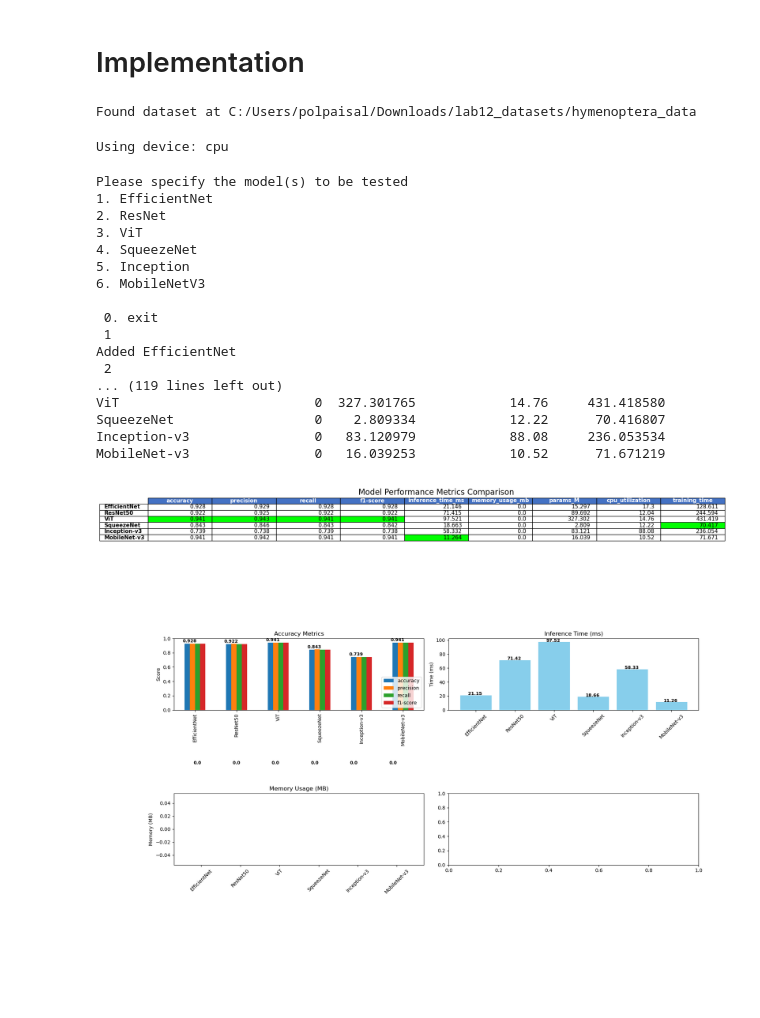
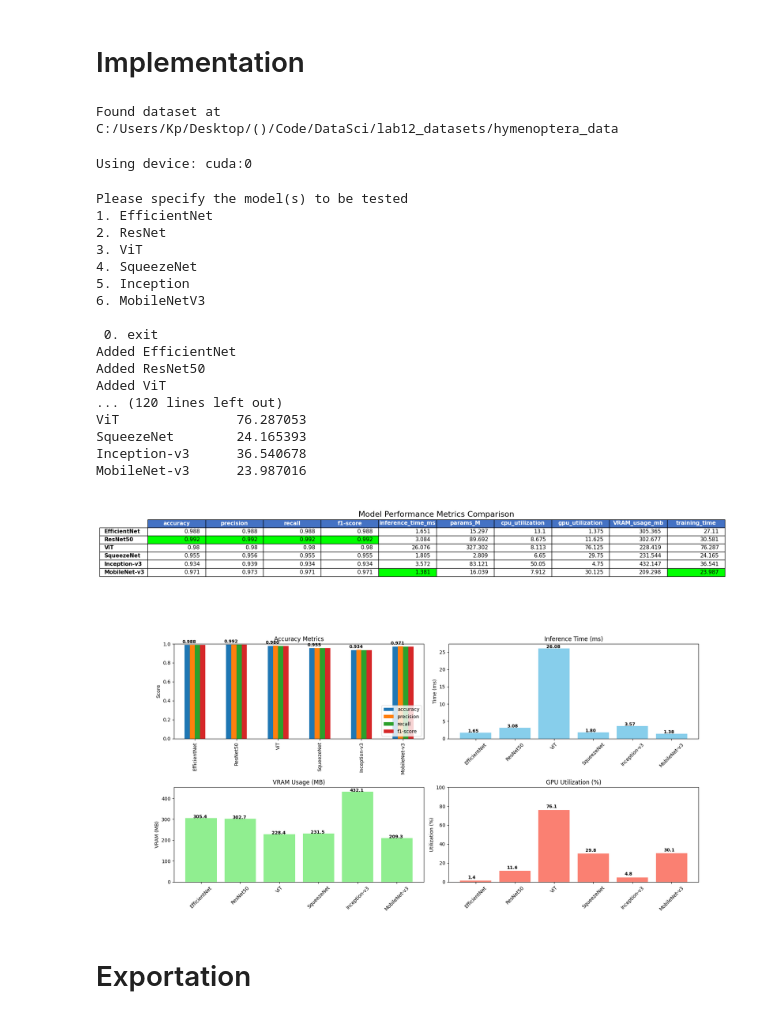
Before and after one commit to kpempund/MLBenchmark, a Jupyter notebook: MLBenchmark.ipynb, the cells around one changed output. Saved outputs shown, nothing was run; the diff lists cells and outputs as text; code cells hidden in the pictures; blank space fills up the shorter version.

```diff
--- a/MLBenchmark.ipynb
+++ b/MLBenchmark.ipynb
@@ -589,3 +525,25 @@ def profile_model_memory(model, input_size=(3, 224, 224), batch_size=32, device=
+# %%
+def measure_model_size(model, device='cuda'):
+    """
+    Measure model'size (Parameter's size).
+
+    Args:
+        model: The PyTorch model to profile
+        device: Device to run the model on
+
+    Returns:
+        total_params_mb: Size of model parameters in MB
+    """
+
+    # Calculate model parameters size
+    total_params = sum(p.numel() for p in model.parameters())
+    total_params_mb = total_params * 4 / (1024 * 1024)  # 4 bytes per float32 parameter
+
+    # Final cleanup
+    if device == 'cuda':
+        torch.cuda.empty_cache()
+
+    return total_params_mb
 # %%
 def visualize_results(results_df):
     """
@@ -692,16 +650,16 @@ def visualize_results(results_df):
 
     # 4. Memory usage
     ax3 = plt.subplot2grid((3, 2), (2, 0))
-    if 'memory_usage_mb' in results_df:
-        memory_usage = results_df['memory_usage_mb']
-        ax3.bar(range(len(models)), memory_usage, color='lightgreen')
-        ax3.set_title('Memory Usage (MB)')
+    if 'VRAM_usage_mb' in results_df:
+        VRAM_usage = results_df['VRAM_usage_mb']
+        ax3.bar(range(len(models)), VRAM_usage, color='lightgreen')
+        ax3.set_title('VRAM Usage (MB)')
         ax3.set_xticks(range(len(models)))
         ax3.set_xticklabels(models, rotation=45)
-        ax3.set_ylabel('Memory (MB)')
+        ax3.set_ylabel('VRAM (MB)')
 
         # Add value annotations
-        for i, v in enumerate(memory_usage):
+        for i, v in enumerate(VRAM_usage):
             ax3.text(i-0.2, v+0.1, f"{v:.1f}", color='black', fontweight='bold', fontsize=9)
 
     # 5. GPU Utilization
@@ -724,14 +682,14 @@ def visualize_results(results_df):
 # %% [markdown]
 # Implementation
 # %%
-data_dir = 'C:/Users/polpaisal/Downloads/lab12_datasets/hymenoptera_data'
+data_dir = 'C:/Users/Kp/Desktop/()/Code/DataSci/lab12_datasets/hymenoptera_data'
 # Check if the data directory exists
 if not os.path.exists(data_dir):
     print(f"Error: Data directory '{data_dir}' not found. Please download and organize the dataset.")
     exit()
 print(f"Found dataset at {data_dir}")
 # %% [output]
-Found dataset at C:/Users/polpaisal/Downloads/lab12_datasets/hymenoptera_data
+Found dataset at C:/Users/Kp/Desktop/()/Code/DataSci/lab12_datasets/hymenoptera_data
 # %%
 # Set device
 device = torch.device("cuda:0" if torch.cuda.is_available() else "cpu")
@@ -753,10 +711,10 @@ transform_test = transforms.Compose([
 ])
 
 # Load datasets
-trainset = torchvision.datasets.ImageFolder(root='C:/Users/polpaisal/Downloads/lab12_datasets/hymenoptera_data/train', transform=transform_train)
+trainset = torchvision.datasets.ImageFolder(root=os.path.join(data_dir, 'train'), transform=transform_train)
 trainloader = torch.utils.data.DataLoader(trainset, batch_size=32, shuffle=True, num_workers=2)
 
-testset = torchvision.datasets.ImageFolder(root='C:/Users/polpaisal/Downloads/lab12_datasets/hymenoptera_data/val', transform=transform_test)
+testset = torchvision.datasets.ImageFolder(root=os.path.join(data_dir, 'train'), transform=transform_test)
 testloader = torch.utils.data.DataLoader(testset, batch_size=32, shuffle=False, num_workers=2)
 
 # Select models to benchmark
@@ -781,8 +739,7 @@ for i, (model, name) in enumerate(zip(models, model_names)):
         metrics['inference_time_ms'] = inference_time
 
         # Profile model memory - more accurate approach
-        peak_memory, params_size = profile_model_memory(model, batch_size=32, device=device)
-        metrics['memory_usage_mb'] = peak_memory
+        params_size = measure_model_size(model, device)
         metrics['params_M'] = params_size
 
         # Measure resource utilization with improved method
@@ -802,42 +759,44 @@ for i, (model, name) in enumerate(zip(models, model_names)):
 
     except Exception as e:
         print(f"Error with {name}: {e}")
         import traceback
         traceback.print_exc()
         continue
 
 # Create DataFrame from results
 if all_results:
     results_df = pd.DataFrame.from_dict(all_results, orient='index')
 
     # Display and save results
     print("\nFinal Results:")
     print(results_df)
 
     results_df.to_csv('benchmark_results.csv')
 
     # Visualize the results
     visualize_results(results_df)
 # %% [output]
-Using device: cpu
+Using device: cuda:0
 Please specify the model(s) to be tested
 1. EfficientNet
 2. ResNet
 3. ViT
 4. SqueezeNet
 5. Inception
 6. MobileNetV3
 
  0. exit
- 1
 Added EfficientNet
- 2
-... (119 lines left out)
-ViT                         0  327.301765            14.76     431.418580
-SqueezeNet                  0    2.809334            12.22      70.416807
-Inception-v3                0   83.120979            88.08     236.053534
-MobileNet-v3                0   16.039253            10.52      71.671219
+Added ResNet50
+Added ViT
+... (120 lines left out)
+ViT               76.287053
+SqueezeNet        24.165393
+Inception-v3      36.540678
+MobileNet-v3      23.987016
-[figure, old version]
+[figure, new version]
+# %% [markdown]
+# Exportation
 # %%
 for i in range(len(models)):
     print(f"{i+1}. {model_names[i]}")
```
Also changed, not shown: parts of 4 cells of this notebook, 4 other files.
